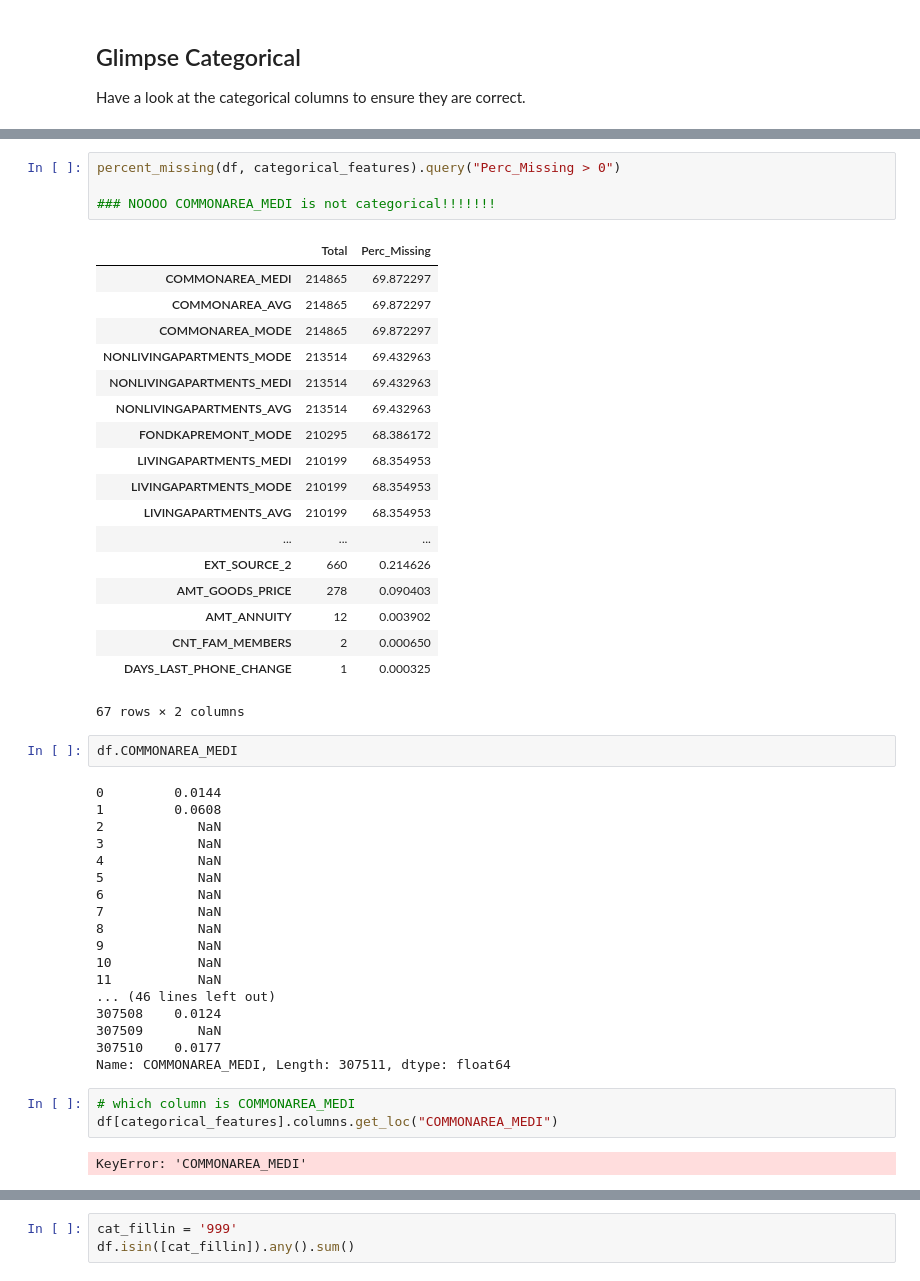
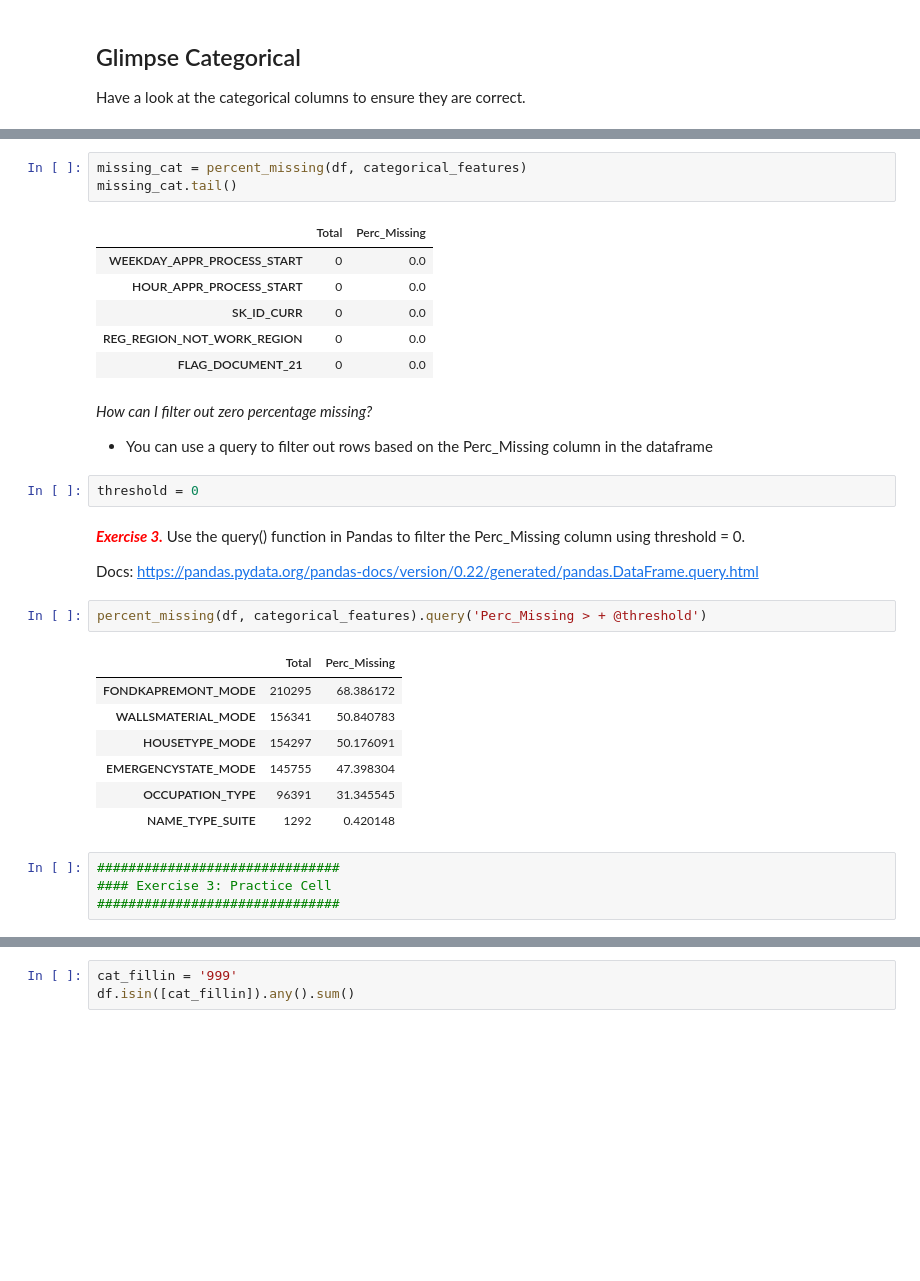
Before and after one commit to chalendony/data-prep-visualization, a Jupyter notebook: Data Preparation and Visualization.ipynb, the cells around one changed output, grey strips where cells are left out. Saved outputs shown, nothing was run; the diff lists cells and outputs as text; blank space fills up the shorter version.

Commit message:
cleaned dialog, made exercise for query percent missing

```diff
--- a/Data Preparation and Visualization.ipynb
+++ b/Data Preparation and Visualization.ipynb
@@ -271,51 +280,37 @@ Compute the missing percent of missing values in the dataframe for the categoric
+# %%
+missing_cat = percent_missing(df, categorical_features)
+missing_cat.tail()
+# %% [output]
+|  | Total | Perc_Missing |
+| WEEKDAY_APPR_PROCESS_START | 0 | 0.0 |
+| HOUR_APPR_PROCESS_START | 0 | 0.0 |
+| SK_ID_CURR | 0 | 0.0 |
+| REG_REGION_NOT_WORK_REGION | 0 | 0.0 |
+| FLAG_DOCUMENT_21 | 0 | 0.0 |
+# %% [markdown]
+_How can I filter out zero percentage missing?_
+
+* You can use a query to filter out rows based on the Perc_Missing column in the dataframe
+# %%
+threshold = 0
+# %% [markdown]
+___<font color=red> Exercise 3.</font>___  Use the query() function in Pandas to filter the Perc_Missing column using threshold = 0.
+
+Docs: https://pandas.pydata.org/pandas-docs/version/0.22/generated/pandas.DataFrame.query.html
 # %%
-percent_missing(df, categorical_features).query("Perc_Missing > 0")
-
-### NOOOO COMMONAREA_MEDI is not categorical!!!!!!!
+percent_missing(df, categorical_features).query('Perc_Missing > + @threshold')
 # %% [output]
 |  | Total | Perc_Missing |
-| COMMONAREA_MEDI | 214865 | 69.872297 |
-| COMMONAREA_AVG | 214865 | 69.872297 |
-| COMMONAREA_MODE | 214865 | 69.872297 |
-| NONLIVINGAPARTMENTS_MODE | 213514 | 69.432963 |
-| NONLIVINGAPARTMENTS_MEDI | 213514 | 69.432963 |
-| NONLIVINGAPARTMENTS_AVG | 213514 | 69.432963 |
 | FONDKAPREMONT_MODE | 210295 | 68.386172 |
-| LIVINGAPARTMENTS_MEDI | 210199 | 68.354953 |
-| LIVINGAPARTMENTS_MODE | 210199 | 68.354953 |
-| LIVINGAPARTMENTS_AVG | 210199 | 68.354953 |
-| ... | ... | ... |
-| EXT_SOURCE_2 | 660 | 0.214626 |
-| AMT_GOODS_PRICE | 278 | 0.090403 |
-| AMT_ANNUITY | 12 | 0.003902 |
-| CNT_FAM_MEMBERS | 2 | 0.000650 |
-| DAYS_LAST_PHONE_CHANGE | 1 | 0.000325 |
+| WALLSMATERIAL_MODE | 156341 | 50.840783 |
+| HOUSETYPE_MODE | 154297 | 50.176091 |
+| EMERGENCYSTATE_MODE | 145755 | 47.398304 |
+| OCCUPATION_TYPE | 96391 | 31.345545 |
+| NAME_TYPE_SUITE | 1292 | 0.420148 |
-67 rows × 2 columns
-# %%
-df.COMMONAREA_MEDI
-# %% [output]
-0         0.0144
-1         0.0608
-2            NaN
-3            NaN
-4            NaN
-5            NaN
-6            NaN
-7            NaN
-8            NaN
-9            NaN
-10           NaN
-11           NaN
-... (46 lines left out)
-307508    0.0124
-307509       NaN
-307510    0.0177
-Name: COMMONAREA_MEDI, Length: 307511, dtype: float64
-# %%
-# which column is COMMONAREA_MEDI
-df[categorical_features].columns.get_loc("COMMONAREA_MEDI")
-# %% [output]
-KeyError: 'COMMONAREA_MEDI'
+# %%
+###############################
+#### Exercise 3: Practice Cell
+###############################
 # %% [markdown]
 ## Strategy for Missing Categoricals
 
```
Also changed, not shown: parts of 33 cells of this notebook, 1 other file.
